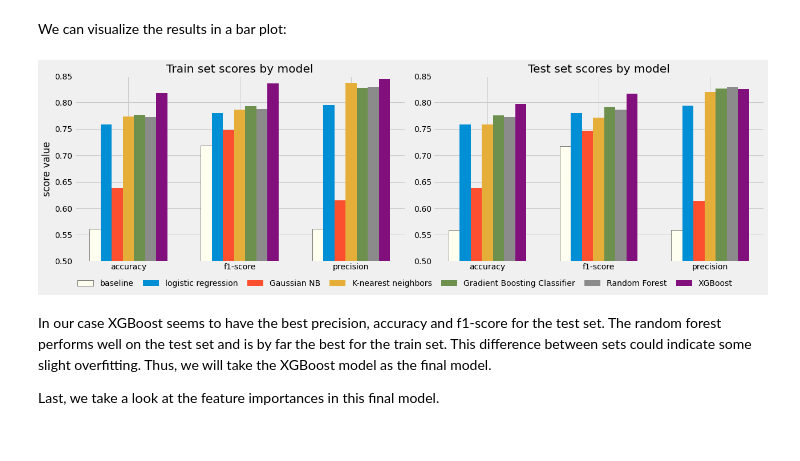
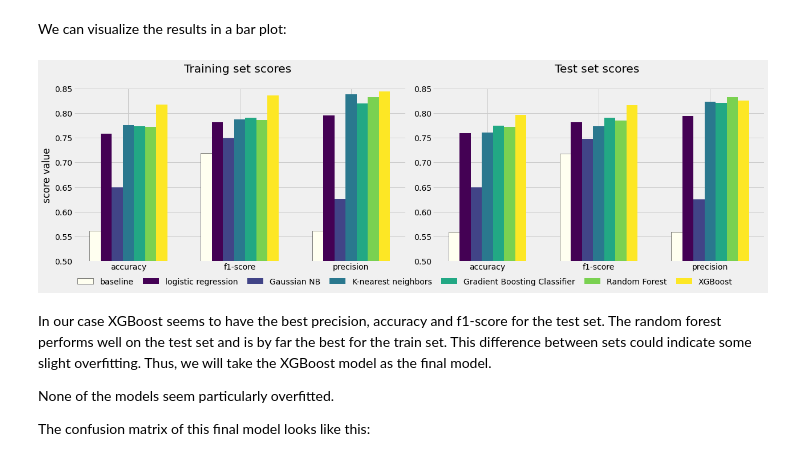
Before and after one commit to ho-ya/Kickstarter_Success_Prediction, a Jupyter notebook: Notebook_Kickstarter_prediction.ipynb, the cells around one changed output. Cells and saved outputs as stored; diff of their text form; code cells hidden in the pictures.

Commit message:
plots in new color scheme, more commentary added

```diff
--- a/Notebook_Kickstarter_prediction.ipynb
+++ b/Notebook_Kickstarter_prediction.ipynb
@@ -9,9 +20,13 @@ import pandas as pd
 import matplotlib as mpl
 import matplotlib.pyplot as plt
 from wordcloud import WordCloud
+import cycler
 
 pd.options.display.max_columns = None
-mpl.style.use('fivethirtyeight')
+
+color = plt.cm.viridis(np.linspace(0, 1,6))
+mpl.rcParams['axes.prop_cycle'] = cycler.cycler('color', color)
+#mpl.style.use('fivethirtyeight')
 # %% [markdown]
 Let's read in the data. The data is split up into multiple .csv-files, so we generate a single dataframe from all of them.
 # %%
@@ -244,8 +260,8 @@ likelihood_df = likelihood_df.diff(axis=1) # calculating the difference in proba
 # %% [markdown]
 We make two new features that are true if the blurb contains one of the top 30 success words or one of the top 30 fail words:
 # %%
-data['success_keywords'] = data.blurb.str.contains('enamel|pins|illustrated|pin|documentary|length|comic|debut|edition|rock|ep|recording|second|band|release|limited|songs|record|fantasy|deck|featuring|album|novel|dance|adventure|theatre|hard|inspired|dark|playing',case=False)
-data['fail_keywords'] = data.name.str.contains('website|app|platform|business|mobile|food|start|com|provide|organic|online|want|social|events|trying|looking|fresh|media|movie|local|creating|fashion|people|create|place|enjoy|natural|like|en|coffee', case=False)
+data['success_keywords'] = data.blurb.str.contains('enamel|pins|length|comic|debut|edition|rock|ep|recording|band|illustrated|documentary|release|limited|songs|record|fantasy|deck|featuring|album|folk|rpg|releasing|issue|anthology|comics|illustrations|songwriter|recorded|volume',case=False)
+data['fail_keywords'] = data.name.str.contains('app|business|mobile|start|food|want|online|trying|social|looking|website|truck|network|news|youtube|service|entertainment|software|platform|sports|provide|organic|events|animated|media|movie|fashion|shop|fresh|people', case=False)
 # %% [markdown]
 We can also generate two word clouds with our findings.
 # %%
@@ -642,39 +660,45 @@ labels = ['accuracy', 'f1-score', 'precision']
 # specify label locations and bar width
 x = 2*np.arange(len(labels))
 width = 0.2
-
 # fill in both subplots for all models
 for i in range(0,7):
     # for the baseline model (first row with index 0) we want a custom color, so we use an if statement to check for it
     if i == 0:
         # fill in baseline model with custom color
         ax[0].bar((x-3*width), results.iloc[i][1:6:2], width, label=results.model.iloc[i], color='ivory', edgecolor='black')
         ax[1].bar((x-3*width), results.iloc[i][2:7:2], width, label=results.model.iloc[i], color='ivory', edgecolor='black')
     else:
         # the other models are plottet with the standard colormap
         ax[0].bar((x-3*width) + i*width, results.iloc[i][1:6:2], width, label=results.model.iloc[i])
         ax[1].bar((x-3*width) + i*width, results.iloc[i][2:7:2], width, label=results.model.iloc[i])
 
 # add text for labels, title, custom x-axis tick labels
 ax[0].set_ylabel('score value')
-ax[0].set_title('Train set scores by model')
-ax[1].set_title('Test set scores by model')
+ax[0].set_title('Training set scores \n')
+ax[1].set_title('Test set scores \n')
 for i in (0,1):
     ax[i].set_xticks(x)
     ax[i].set_xticklabels(labels)
     ax[i].set_ylim(0.5,0.85)
+    ax[i].set_frame_on(False)
+
+
 
 # add one legend for both plots, spanning the width of the entire plot
 handles, labels = ax[1].get_legend_handles_labels()
 ax[0].legend(bbox_to_anchor=(0, -0.16, 2, .102), loc=3, ncol=7, mode="expand", borderaxespad=0, frameon=False)
 
+
+
 # save and show figure
 fig.tight_layout()
-plt.savefig('Score_Results.png')
+plt.savefig('images/Score_Results.png', transparent=True)
 plt.show()
 # %% [output]
-[figure, old version]
+[figure, new version]
 # %% [markdown]
 In our case XGBoost seems to have the best precision, accuracy and f1-score for the test set. The random forest performs well on the test set and is by far the best for the train set. This difference between sets could indicate some slight overfitting. Thus, we will take the XGBoost model as the final model.
 
-Last, we take a look at the feature importances in this final model.
+None of the models seem particularly overfitted.
+
+The confusion matrix of this final model looks like this:
```
Also changed, not shown: parts of 30 cells of this notebook.
